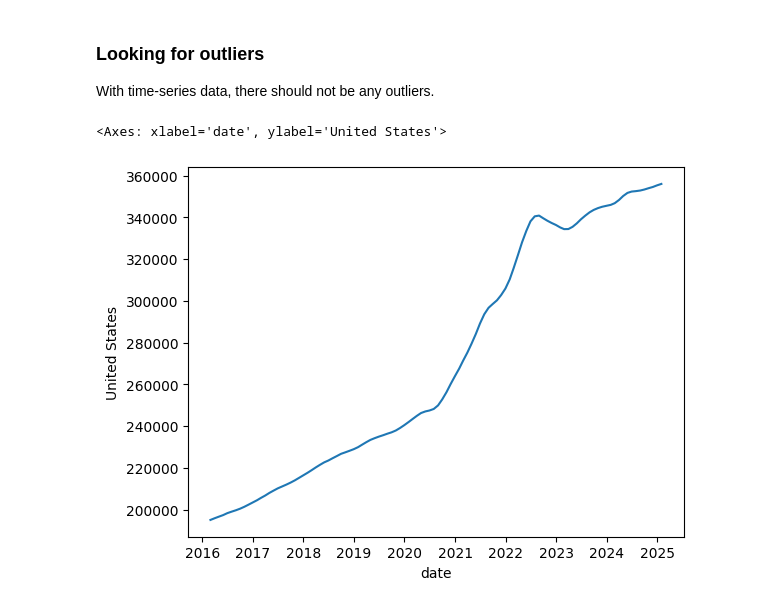
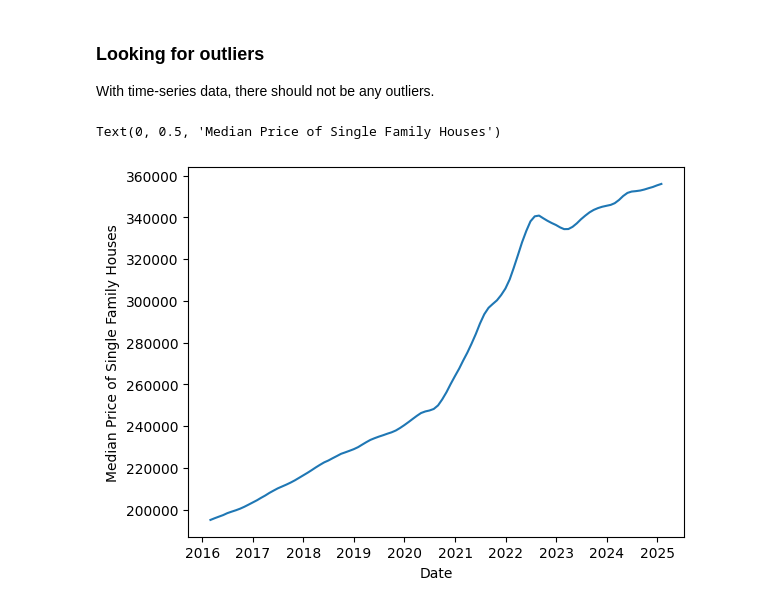
Before and after one commit to Bshell13/shellenberger_capstone, a Jupyter notebook: data_cleaning.ipynb, the cells around one changed output. Saved outputs shown, nothing was run; the diff lists cells and outputs as text; code cells hidden in the pictures.

```diff
--- a/data_cleaning.ipynb
+++ b/data_cleaning.ipynb
@@ -23,30 +23,16 @@ Make sure to record everything for the write up.
 # %%
 zillow_ts = pd.read_csv(TIME_SERIES_DATA)
 
-# Dropping unrelated columns
-zillow_dropped_col = zillow_ts.drop(columns=['RegionID', 'StateName', 'RegionType', 'SizeRank'])
+# Dropping columns, NaNs, and duplicates
+zillow_dropping = zillow_ts.drop(columns=['RegionID', 'StateName', 'RegionType', 'SizeRank']).dropna().drop_duplicates()
 
-# Renaming Columns
-zillow_rename_col = zillow_dropped_col.rename(columns={'RegionName': 'date'})
-
-# Dealing with NANs
-zillow_dropped_nan = zillow_rename_col.dropna()
-
-# Dealing with Duplicates if any
-zillow_dropped_duplicates = zillow_dropped_nan.drop_duplicates()
-
-# Transoposed data and setting index
-#Setting the first column as the index then transpose
-zillow_transposed = zillow_dropped_duplicates.set_index(zillow_dropped_duplicates.columns[0]).T
-# Rename the index with the name of the first column then rest index
-zillow_setting_index = zillow_transposed.rename_axis('date').reset_index()
-# Remove the index name
-zillow_rename_index = zillow_setting_index.rename_axis(None, axis=1)
+# Setting the first column as the index, transpose (.T), rename index to date, reset index, rename index as None
+zillow_transposed = zillow_dropping.set_index(zillow_dropping.columns[0]).T.rename_axis('date').reset_index().rename_axis(None, axis=1)
 
 # Changing date column data types to datetime
-zillow_rename_index['date'] = pd.to_datetime(zillow_rename_index['date'])
-print(zillow_rename_index.dtypes)
-zillow_clean_df = zillow_rename_index
+zillow_transposed['date'] = pd.to_datetime(zillow_transposed['date'])
+print(zillow_transposed.dtypes)
+zillow_clean_df = zillow_transposed
 
 print(zillow_clean_df.head(5))
 # %% [output]
@@ -72,6 +58,8 @@ Length: 884, dtype: object
 With time-series data, there should not be any outliers.
 # %%
 sns.lineplot(data=zillow_clean_df, x='date', y='United States')
+plt.xlabel('Date')
+plt.ylabel('Median Price of Single Family Houses')
 # %% [output]
-<Axes: xlabel='date', ylabel='United States'>
+Text(0, 0.5, 'Median Price of Single Family Houses')
-[figure, old version]
+[figure, new version]
```
